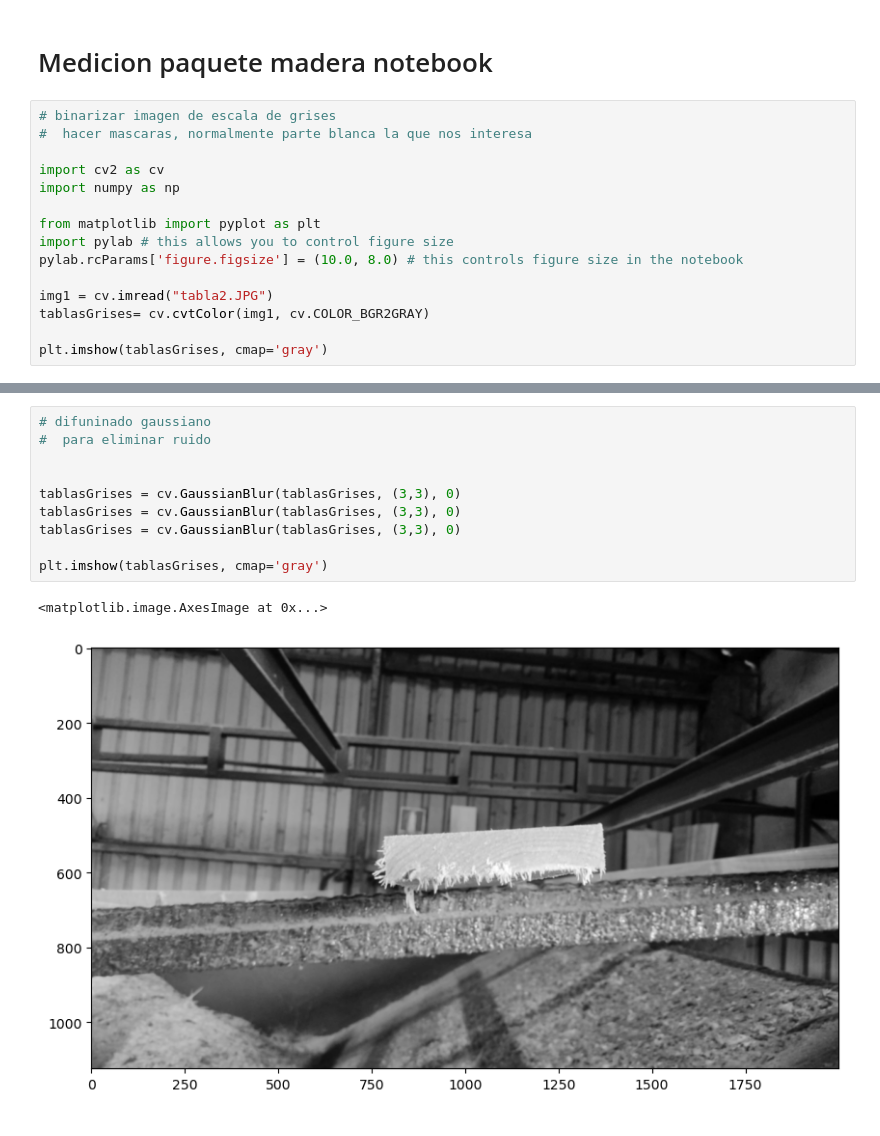
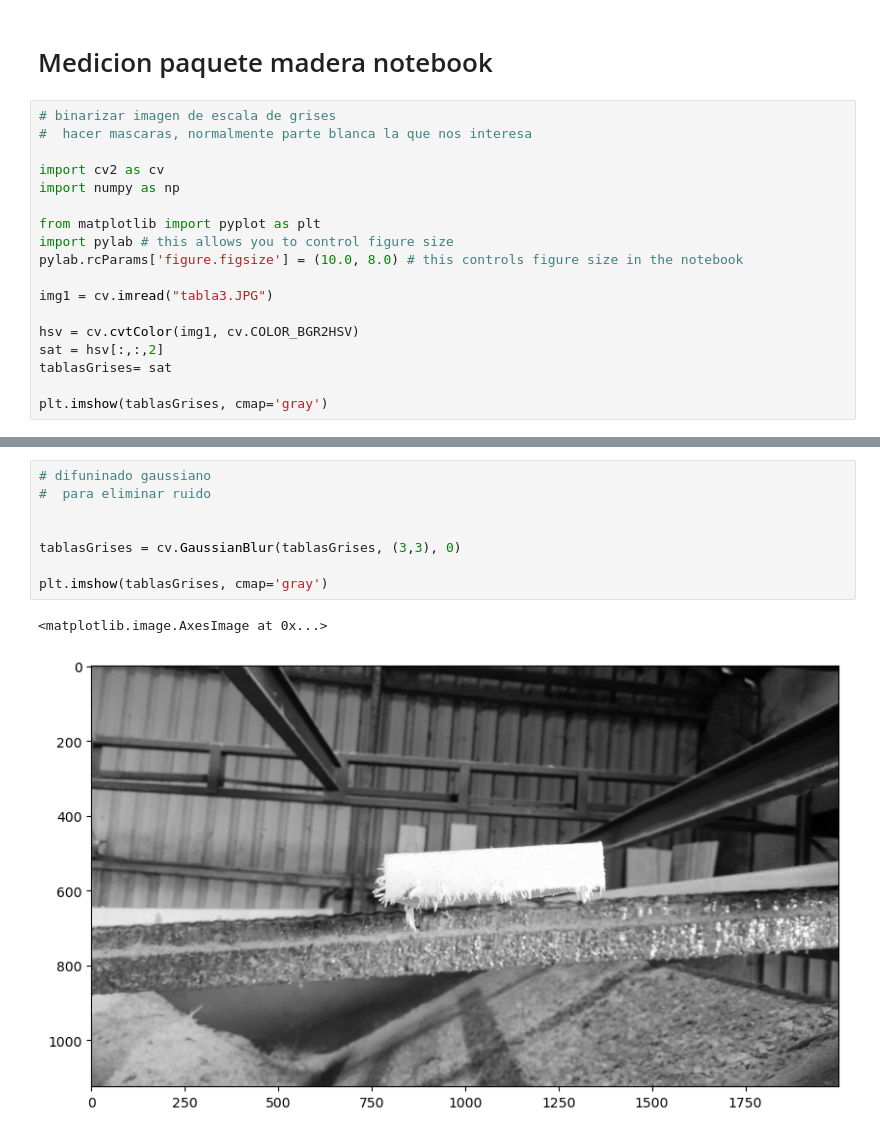
Before and after one commit to Martypose/Express_MadEst, a Jupyter notebook: scripts/mediciontabla.ipynb, the cells around one changed output, grey strips where cells are left out. Saved outputs shown, nothing was run; the diff lists cells and outputs as text.

Commit message:
Cambios medicion tabla

```diff
--- a/scripts/mediciontabla.ipynb
+++ b/scripts/mediciontabla.ipynb
@@ -11,8 +11,11 @@ from matplotlib import pyplot as plt
 import pylab # this allows you to control figure size
 pylab.rcParams['figure.figsize'] = (10.0, 8.0) # this controls figure size in the notebook
 
-img1 = cv.imread("tabla2.JPG")
-tablasGrises= cv.cvtColor(img1, cv.COLOR_BGR2GRAY)
+img1 = cv.imread("tabla3.JPG")
+
+hsv = cv.cvtColor(img1, cv.COLOR_BGR2HSV)
+sat = hsv[:,:,2]
+tablasGrises= sat
 
 plt.imshow(tablasGrises, cmap='gray')
 # %% [output]
@@ -21,16 +24,14 @@ plt.imshow(tablasGrises, cmap='gray')
 # %%
 # difuninado gaussiano
 #  para eliminar ruido
 
 
 tablasGrises = cv.GaussianBlur(tablasGrises, (3,3), 0)
-tablasGrises = cv.GaussianBlur(tablasGrises, (3,3), 0)
-tablasGrises = cv.GaussianBlur(tablasGrises, (3,3), 0)
 
 plt.imshow(tablasGrises, cmap='gray')
 # %% [output]
 <matplotlib.image.AxesImage at 0x...>
-[figure, old version]
+[figure, new version]
 # %%
 # aplicar el detector de bordes Canny
 edges = cv.Canny(tablasGrises, 60, 150, apertureSize=3)
```
Also changed, not shown: parts of 8 cells of this notebook, 23 other files.
